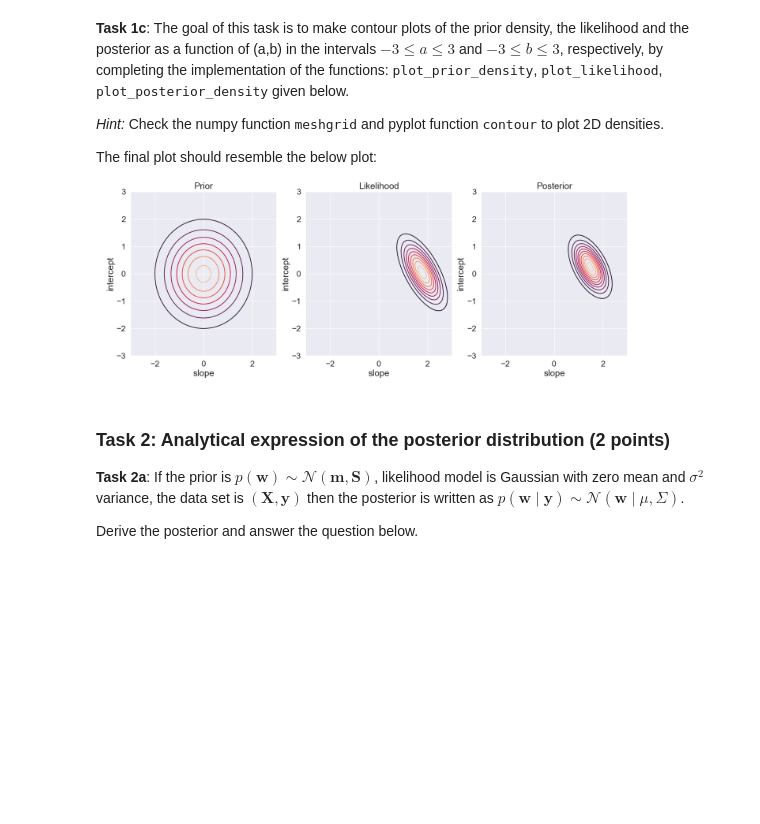
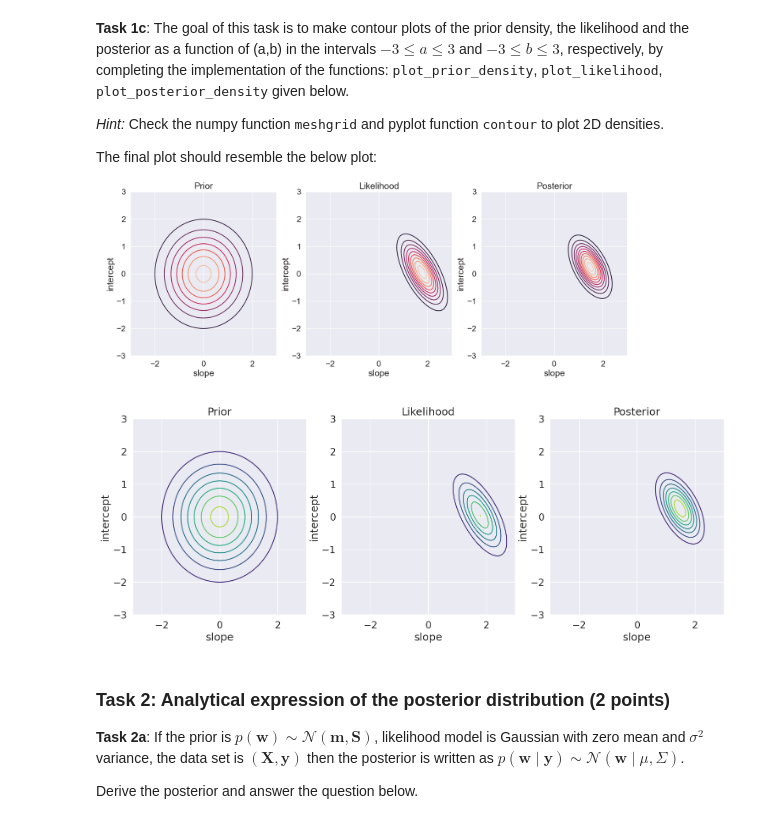
Before and after one commit to Carlos-Elias-Riv/CSAalto, a Jupyter notebook: GPs/assignment1/assignment1.ipynb, the cells around one changed output. Cells and saved outputs as stored; diff of their text form; code cells hidden in the pictures; blank space fills up the shorter version.

```diff
--- a/GPs/assignment1/assignment1.ipynb
+++ b/GPs/assignment1/assignment1.ipynb
@@ -153,7 +171,7 @@ def log_prior(a, b, m, S):
     """
 
     # YOUR CODE HERE
-    raise NotImplementedError()
+    return mvn_pdf(np.array([a, b]).reshape((-1, 1)), m, S, log=True)
 
 
 def log_likelihood(x, y, a, b):
@@ -170,7 +188,7 @@ def log_likelihood(x, y, a, b):
     """
 
     # YOUR CODE HERE
-    raise NotImplementedError()
+    return mvn_pdf(y, predict(x, a, b), sigma2*np.identity(len(x)), log=True)
 
 
 
@@ -190,7 +208,7 @@ def log_posterior(x, y, a, b, m, S):
     """
 
     # YOUR CODE HERE
-    raise NotImplementedError()
+    return log_prior(a, b, m, S) + log_likelihood(x, y, a, b)
 # %% [markdown]
 #### Let's test the above functions
 # %%
@@ -228,36 +246,56 @@ def log_to_density(Z):
 
 def plot_prior_density(m, S):
     # YOUR CODE HERE
-    raise NotImplementedError()
+
+    zvalues = np.ones((len(a), len(b)))
+    for i in range(len(a)):
+        for j in range(len(b)):
+            zvalues[i][j] = log_prior(a[i], b[j], m, S)
+
+    zvalues = log_to_density(zvalues)
+
+    plt.contour(a, b, zvalues, cmap='viridis')
     plt.xlabel('slope')
     plt.ylabel('intercept')
 
 
 def plot_likelihood(x, y):
     # YOUR CODE HERE
-    raise NotImplementedError()
+    zvalues = np.ones((len(a), len(b)))
+    for i in range(len(a)):
+        for j in range(len(b)):
+            zvalues[i][j] = log_likelihood(x, y, b[j], a[i])
+    zvalues = log_to_density(zvalues)
+    plt.contour(a, b, zvalues, cmap='viridis')
     plt.xlabel('slope')
     plt.ylabel('intercept')
 
 def plot_posterior_density(x, y, m, S):
     # YOUR CODE HERE
-    raise NotImplementedError()
+    zvalues = np.ones((len(a), len(b)))
+    for i in range(len(a)):
+        for j in range(len(b)):
+            zvalues[i][j] = log_posterior(x, y, b[j], a[i], m, S)
+    zvalues = log_to_density(zvalues)
+    plt.contour(a, b, zvalues, cmap='viridis')
     plt.xlabel('slope')
     plt.ylabel('intercept')
 
 # plot
 plt.figure(figsize=(18,6))
 plt.subplot(1, 3, 1)
 plot_prior_density(m_prior, S_prior)
 plt.title('Prior')
 
 plt.subplot(1, 3, 2)
 plot_likelihood(x_data, y_data)
 plt.title('Likelihood')
 
 plt.subplot(1, 3, 3)
 plot_posterior_density(x_data, y_data, m_prior, S_prior)
 plt.title('Posterior');
+# %% [output]
+[figure, added]
 # %% [markdown]
 ### Task 2: Analytical expression of the posterior distribution (2 points)
 
```
Also changed, not shown: parts of 6 cells of this notebook.
